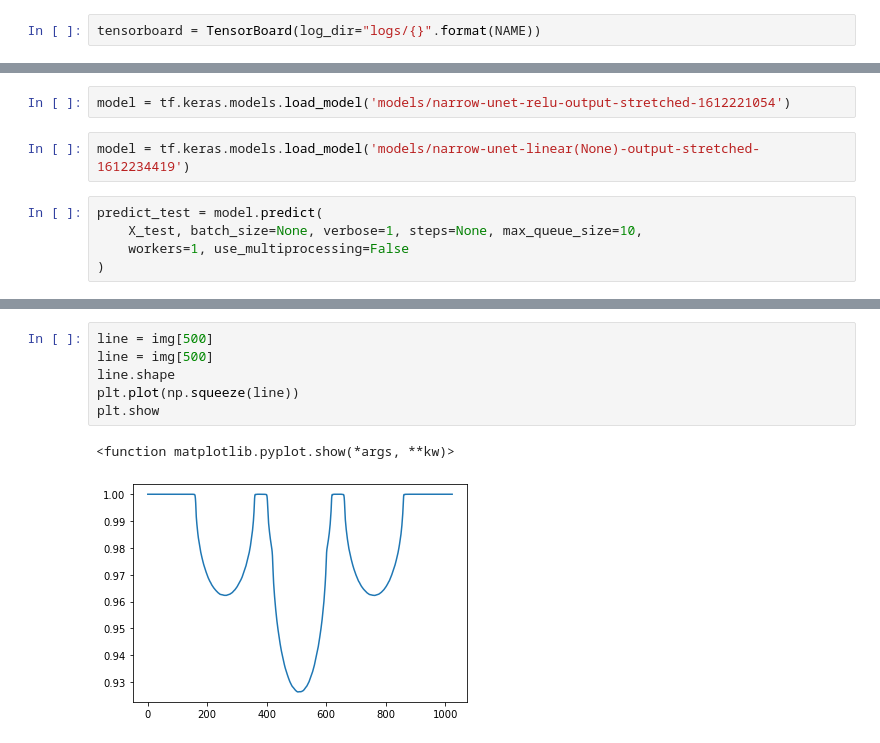
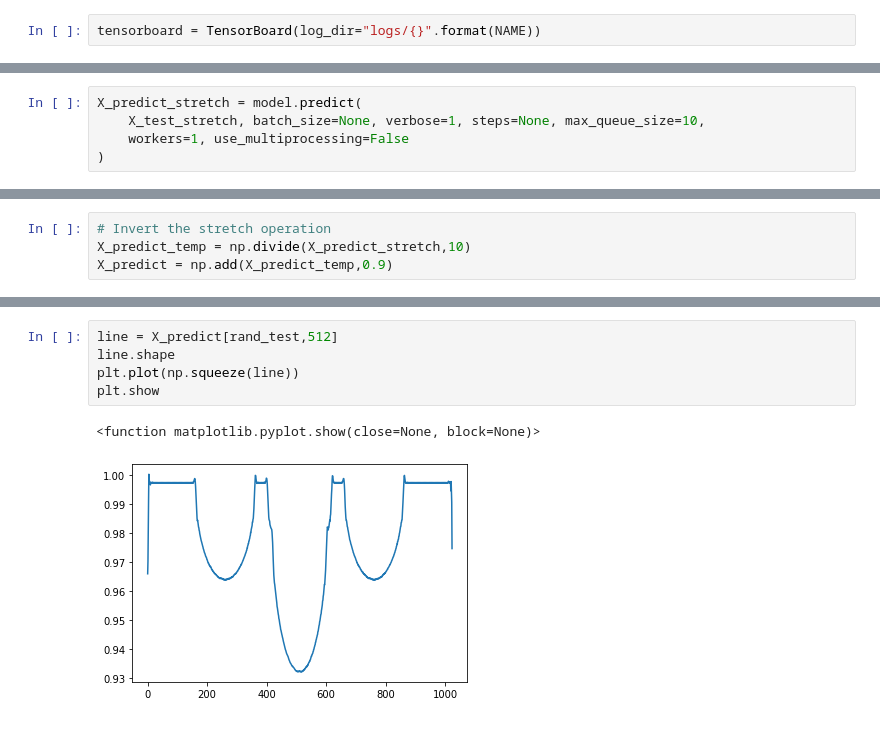
Before and after one commit to zechenl/narrow_unet, a Jupyter notebook: my_unet_main.ipynb, the cells around one changed output, grey strips where cells are left out. Drawn from its saved outputs; the diff is of its cells as text.

```diff
--- a/my_unet_main.ipynb
+++ b/my_unet_main.ipynb
@@ -282,10 +256,6 @@ model = tf.keras.models.load_model('models/narrow_unet_25epochs_RMSE_relu_modifi
-# %%
-model = tf.keras.models.load_model('models/narrow-unet-relu-output-stretched-1612221054')
-# %%
-model = tf.keras.models.load_model('models/narrow-unet-linear(None)-output-stretched-1612234419')
 # %%
-predict_test = model.predict(
-    X_test, batch_size=None, verbose=1, steps=None, max_queue_size=10,
+X_predict_stretch = model.predict(
+    X_test_stretch, batch_size=None, verbose=1, steps=None, max_queue_size=10,
     workers=1, use_multiprocessing=False
 )
 # %% [output]
@@ -313 +275,5 @@ plt.show
+# %%
+# Invert the stretch operation
+X_predict_temp = np.divide(X_predict_stretch,10)
+X_predict = np.add(X_predict_temp,0.9)
 # %%
@@ -353,9 +299,8 @@ plt.show
 # %%
-line = img[500]
-line = img[500]
+line = X_predict[rand_test,512]
 line.shape
 plt.plot(np.squeeze(line))
 plt.show
 # %% [output]
-<function matplotlib.pyplot.show(*args, **kw)>
+<function matplotlib.pyplot.show(close=None, block=None)>
-[figure, old version]
+[figure, new version]
```
Also changed, not shown: parts of 55 cells of this notebook.
